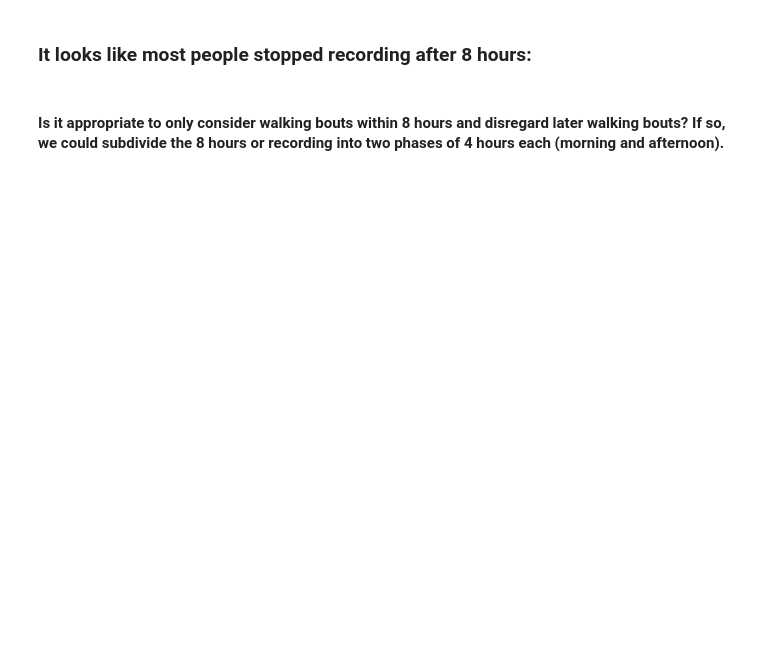
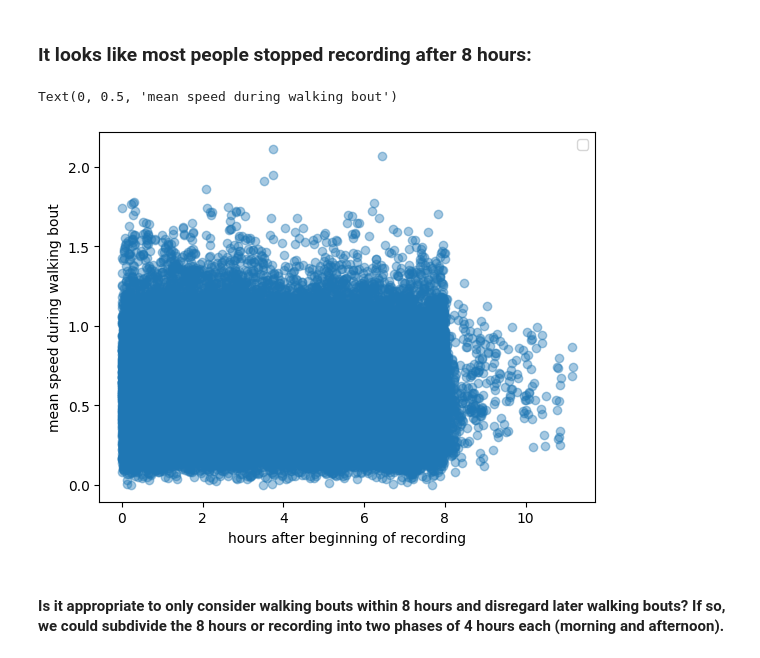
Before and after one commit to HieronymusEsteban/neuro_rehab_project, a Jupyter notebook: Jupyter/Data_Exploration.ipynb, the cells around one changed output. Drawn from its saved outputs; the diff is of its cells as text; code cells hidden in the pictures; blank space fills up the shorter version.

Commit message:
Improved some figures in Data_Exploration.ipynb notebook.

```diff
--- a/Jupyter/Data_Exploration.ipynb
+++ b/Jupyter/Data_Exploration.ipynb
@@ -36,2 +49,13 @@ plt.ylabel("mean speed during walking bout")
+# %%
+ax = plt.subplot()
+scatter = ax.scatter(data_wide.time_stamps_hours, data_wide.speed_mean, alpha=0.4)
+# produce a legend with a cross-section of sizes from the scatter
+handles, labels = scatter.legend_elements()
+legend2 = ax.legend(handles, labels, loc="upper right")
+ax.set_xlabel("hours after beginning of recording")
+ax.set_ylabel("mean speed during walking bout")
+# %% [output]
+Text(0, 0.5, 'mean speed during walking bout')
+[figure, added]
 # %% [markdown]
 #### Is it appropriate to only consider walking bouts within 8 hours and disregard later walking bouts? If so, we could subdivide the 8 hours or recording into two phases of 4 hours each (morning and afternoon).
```
Also changed, not shown: parts of 29 cells of this notebook.
